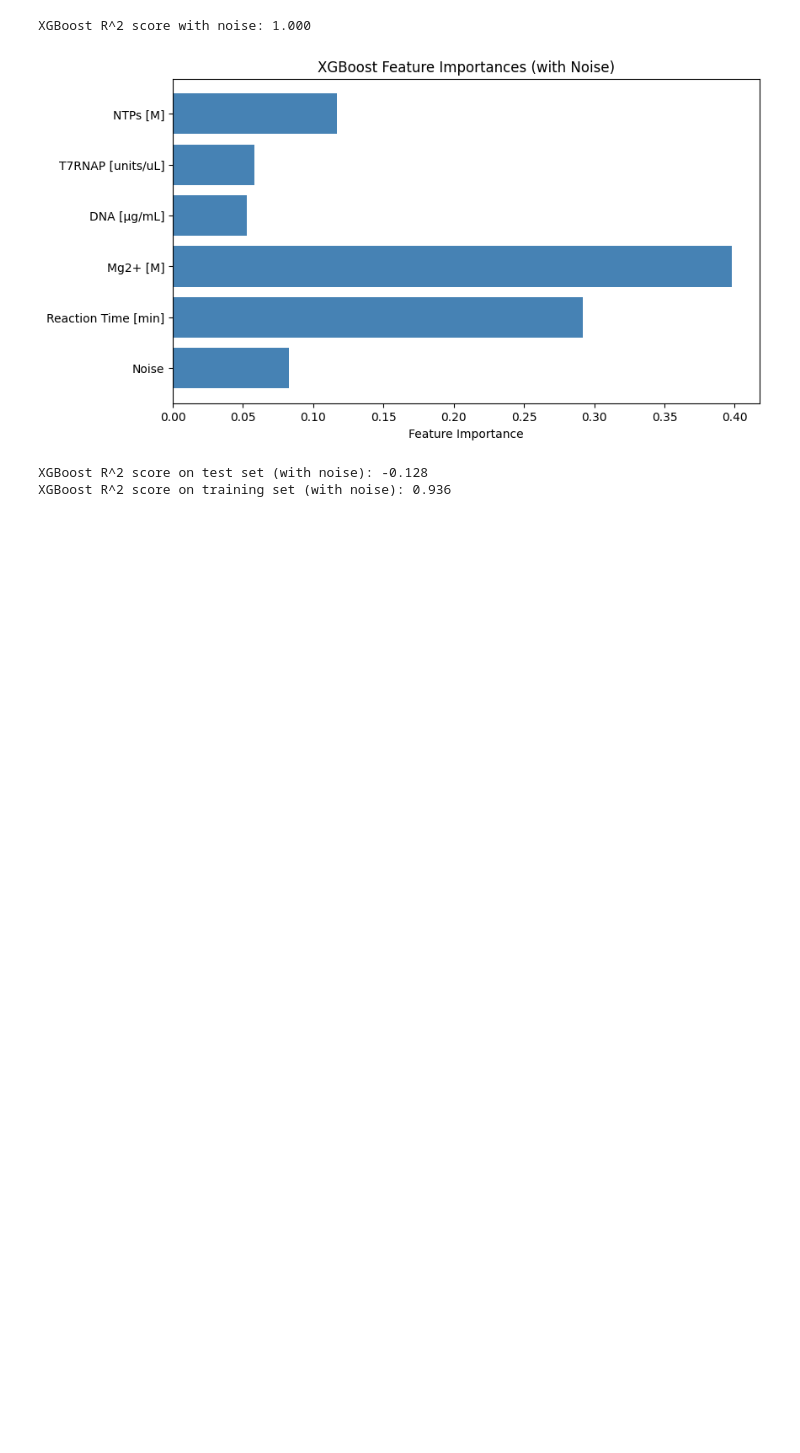
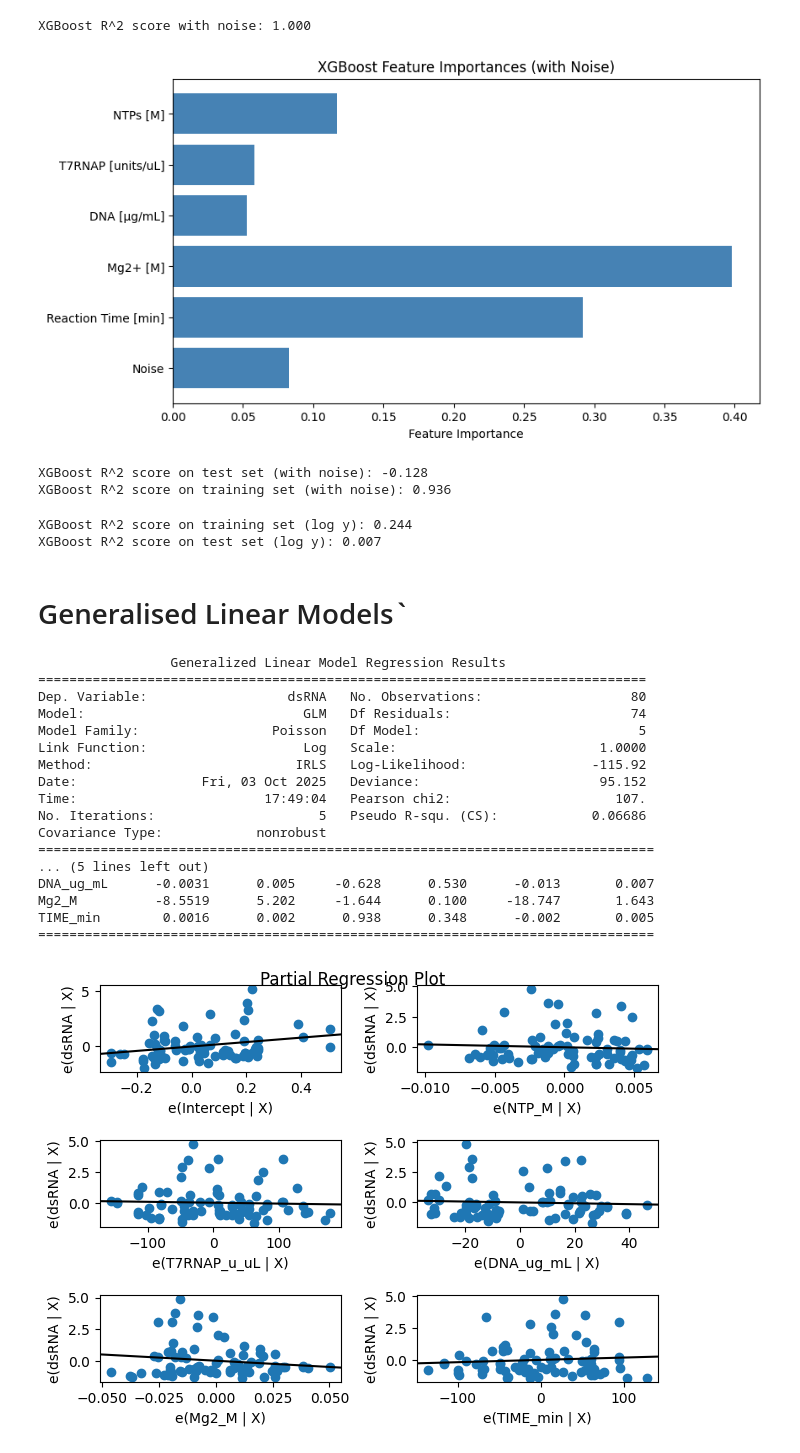
Before and after one commit to kesler20/phd_notebooks, a Jupyter notebook: 2025/10/dsRNA ANOVA and modelling.ipynb, the cells around one changed output. Cells and saved outputs as stored; diff of their text form; code cells hidden in the pictures; blank space fills up the shorter version.

```diff
--- a/2025/10/dsRNA ANOVA and modelling.ipynb
+++ b/2025/10/dsRNA ANOVA and modelling.ipynb
@@ -425,3 +428,72 @@ print(f"XGBoost R^2 score on training set (with noise): {score_train:.3f}")
 # %% [output]
 XGBoost R^2 score on test set (with noise): -0.128
 XGBoost R^2 score on training set (with noise): 0.936
+# %%
+# Take log(y) for train and test sets (use log1p to handle zeros)
+y_train_log = np.log1p(y_train)
+y_test_log = np.log1p(y_test)
+
+# Fit XGBoost regressor on log-transformed target
+xgb_log = XGBRegressor(random_state=42, n_estimators=5, learning_rate=0.1, max_depth=3)
+xgb_log.fit(X_train, y_train_log)
+
+# Predict on train and test sets
+y_pred_train_log = xgb_log.predict(X_train)
+y_pred_test_log = xgb_log.predict(X_test)
+
+# Evaluate R^2 scores
+score_train_log = r2_score(y_train_log, y_pred_train_log)
+score_test_log = r2_score(y_test_log, y_pred_test_log)
+
+print(f"XGBoost R^2 score on training set (log y): {score_train_log:.3f}")
+print(f"XGBoost R^2 score on test set (log y): {score_test_log:.3f}")
+# %% [output]
+XGBoost R^2 score on training set (log y): 0.244
+XGBoost R^2 score on test set (log y): 0.007
+# %% [markdown]
+# Generalised Linear Models`
+# %%
+import statsmodels.api as sm
+import statsmodels.formula.api as smf
+
+anova_data = pd.DataFrame(
+    data={
+        "dsRNA": responses.values.ravel(),
+        "NTP_M": experimental_conditions[X_columns[0]].values.ravel(),
+        "T7RNAP_u_uL": experimental_conditions[X_columns[1]].values.ravel(),
+        "DNA_ug_mL": experimental_conditions[X_columns[2]].values.ravel(),
+        "Mg2_M": experimental_conditions[X_columns[3]].values.ravel(),
+        "TIME_min": experimental_conditions[X_columns[4]].values.ravel(),
+    }
+)
+
+# Build formula with all main effects and all interaction effects (up to 5-way)
+formula = "dsRNA ~ NTP_M + T7RNAP_u_uL + DNA_ug_mL + Mg2_M + TIME_min"
+
+po_model = smf.glm(
+    formula, data=anova_data, family=sm.families.Poisson()
+)  # link=log by default
+po_res = po_model.fit()
+print(po_res.summary())
+
+# show model diagnostics
+sm.graphics.plot_partregress_grid(po_res)
+# %% [output]
+                 Generalized Linear Model Regression Results
+==============================================================================
+Dep. Variable:                  dsRNA   No. Observations:                   80
+Model:                            GLM   Df Residuals:                       74
+Model Family:                 Poisson   Df Model:                            5
+Link Function:                    Log   Scale:                          1.0000
+Method:                          IRLS   Log-Likelihood:                -115.92
+Date:                Fri, 03 Oct 2025   Deviance:                       95.152
+Time:                        17:49:04   Pearson chi2:                     107.
+No. Iterations:                     5   Pseudo R-squ. (CS):            0.06686
+Covariance Type:            nonrobust
+===============================================================================
+... (5 lines left out)
+DNA_ug_mL      -0.0031      0.005     -0.628      0.530      -0.013       0.007
+Mg2_M          -8.5519      5.202     -1.644      0.100     -18.747       1.643
+TIME_min        0.0016      0.002      0.938      0.348      -0.002       0.005
+===============================================================================
+[figure, added]
```
Also changed, not shown: parts of 13 cells of this notebook.
